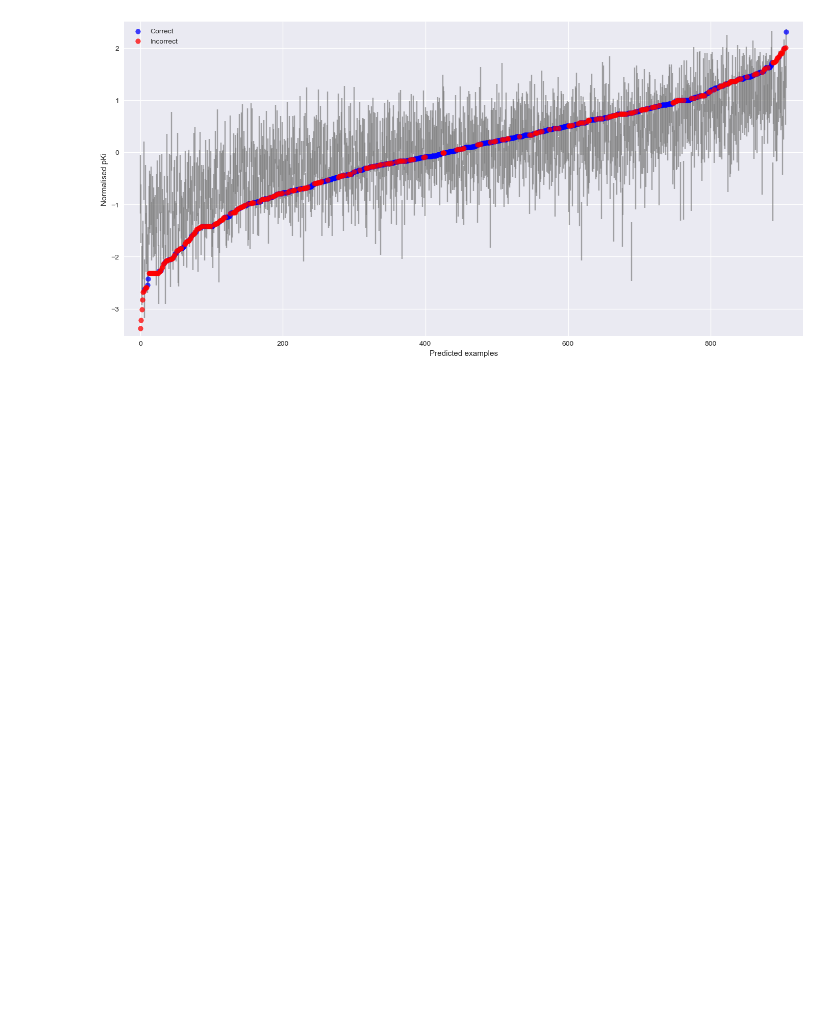
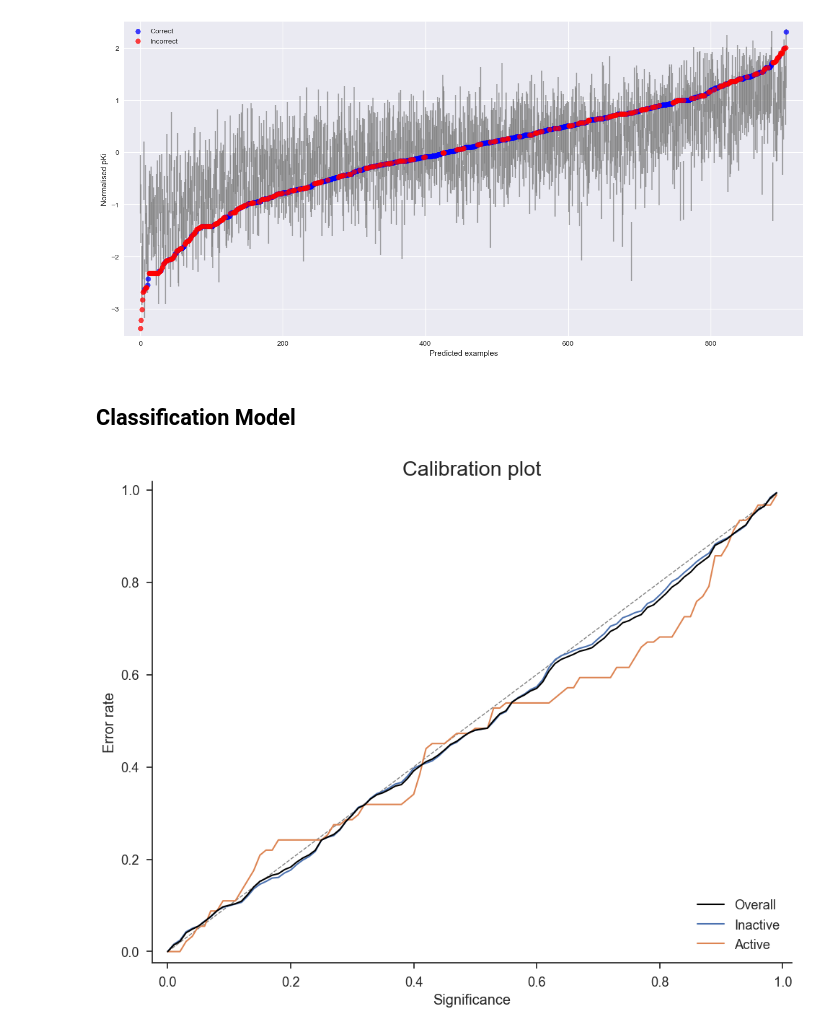
Before and after one commit to DinhLongHuynh/conformal_prediction_exercise, a Jupyter notebook: analysis/conformal_pred.ipynb, the cells around one changed output. Saved outputs shown, nothing was run; the diff lists cells and outputs as text; code cells hidden in the pictures; blank space fills up the shorter version.

```diff
--- a/analysis/conformal_pred.ipynb
+++ b/analysis/conformal_pred.ipynb
@@ -450,17 +431,16 @@ plt.xticks(rotation=45)
 # %%
-key = 'lgbm_desc_fp'
-model = regressors_dict.get(key)
-a,*_ = cross_validation_regressor(model, X_prop_train,y_prop_train,X_test,y_test)
+# Generate prediction
+model = regressors_dict.get('rf_fp')
+model.fit(X_prop_train,y_prop_train)
+y_test_pred = model.predict(X_test)
 
+# Diagnostic Plot
 sns.scatterplot(y=y_test_pred, x=y_test)
 plt.title(key.upper())
 plt.xlabel('Normalised pKi')
 plt.ylabel('Predicted Normalised pKi')
-
-# Draw y = x line
 lims = [min(min(y_test)-1, min(y_test_pred)-1), max(max(y_test)+1, max(y_test_pred)+1)]
 plt.plot(lims, lims, 'k--', alpha=0.7,color='red')  # dashed black line
-
 plt.xlim(lims)
 plt.ylim(lims)
 plt.tight_layout()
@@ -717,3 +698,31 @@ plt.legend()
 # %% [output]
 <matplotlib.legend.Legend at 0x...>
 [figure]
+# %% [markdown]
+## Classification Model
+# %%
+# Initialize Inducitve Conformal classifier
+clf = classifier_dict.get('rf_desc_fp')
+nc = NcFactory.create_nc(clf)
+icp = IcpClassifier(nc, condition=lambda x: x[1])
+
+# Train the ICP
+icp.fit(X_prop_train, y_prop_train)
+icp.calibrate(X_calibrate,y_calibrate)
+
+# Predict labels
+np.random.seed(2406)
+predictions = icp.predict(X_test, significance=.05)
+
+# Get raw p_values
+np.random.seed(2406)
+pvalues = icp.predict(X_test)
+# %%
+# Calibration plot
+calib_fig = plotting.plot_calibration_clf(y_test,
+                                            pvalues,
+                                            title='Calibration plot',
+                                            labels=['Inactive','Active'],
+                                            figsize=None)
+# %% [output]
+[figure, added]
```
Also changed, not shown: parts of 36 cells of this notebook, 7 other files.
